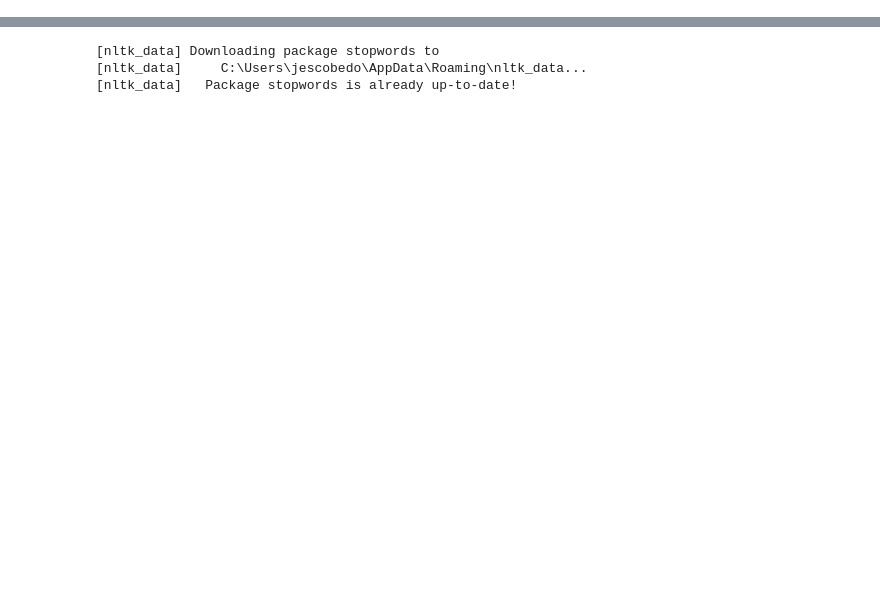
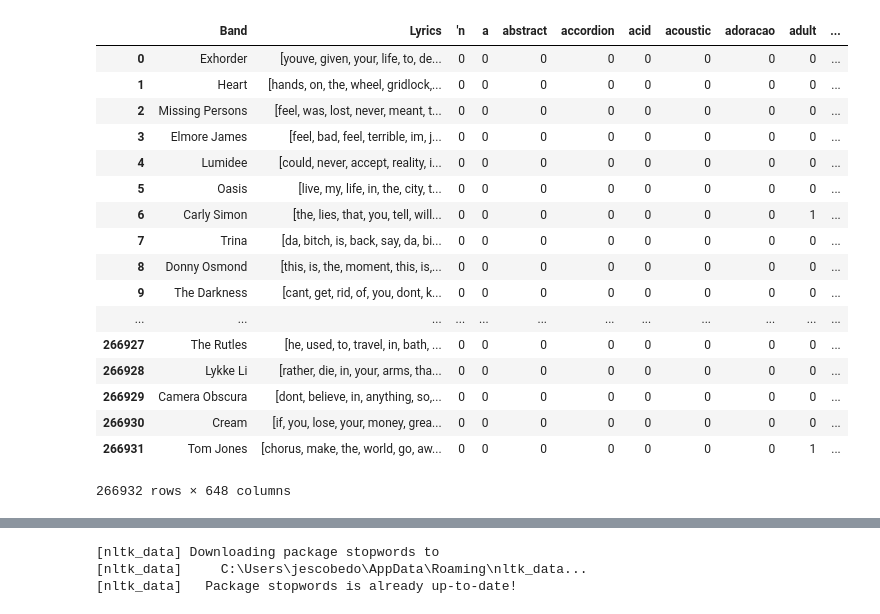
Before and after one commit to Hohenheimsenberg/LyricAnalyzer, a Jupyter notebook: 3.Data_exploration.ipynb, the cells around one changed output, grey strips where cells are left out. Saved outputs shown, nothing was run; the diff lists cells and outputs as text; code cells hidden in the pictures; blank space fills up the shorter version.

```diff
--- a/3.Data_exploration.ipynb
+++ b/3.Data_exploration.ipynb
@@ -37,0 +7,40 @@ df
+# %%
+import gensim
+from sklearn.model_selection import train_test_split
+import pandas as pd
+from gensim.utils import simple_preprocess
+
+lyrics = pd.read_csv('../dataset/Lyrics_en_clean.csv', index_col=['Band','Song'])
+genres = pd.read_csv('../dataset/artists_final_ohe.csv', index_col=['Band'])
+df = pd.merge(lyrics, genres, on=['Band'])
+train, test = train_test_split(df, test_size=0.2)
+train.to_csv('../dataset/Lyrics_en_artists_clean_train.csv')
+test.to_csv('../dataset/Lyrics_en_artists_clean_test.csv')
+del train
+del test
+
+df = pd.read_csv('../dataset/Lyrics_en_artists_clean_train.csv')
+for index, row in df.iterrows():
+    lyric = row[1]
+    newLyric = gensim.utils.simple_preprocess(str(lyric), deacc=True)
+    df.at[index, 'Lyrics'] = newLyric
+df
+# %% [output]
+|  | Band | Lyrics | 'n | a | abstract | accordion | acid | acoustic | adoracao | adult | ... |
+| 0 | Exhorder | [youve, given, your, life, to, de... | 0 | 0 | 0 | 0 | 0 | 0 | 0 | 0 | ... |
+| 1 | Heart | [hands, on, the, wheel, gridlock,... | 0 | 0 | 0 | 0 | 0 | 0 | 0 | 0 | ... |
+| 2 | Missing Persons | [feel, was, lost, never, meant, t... | 0 | 0 | 0 | 0 | 0 | 0 | 0 | 0 | ... |
+| 3 | Elmore James | [feel, bad, feel, terrible, im, j... | 0 | 0 | 0 | 0 | 0 | 0 | 0 | 0 | ... |
+| 4 | Lumidee | [could, never, accept, reality, i... | 0 | 0 | 0 | 0 | 0 | 0 | 0 | 0 | ... |
+| 5 | Oasis | [live, my, life, in, the, city, t... | 0 | 0 | 0 | 0 | 0 | 0 | 0 | 0 | ... |
+| 6 | Carly Simon | [the, lies, that, you, tell, will... | 0 | 0 | 0 | 0 | 0 | 0 | 0 | 1 | ... |
+| 7 | Trina | [da, bitch, is, back, say, da, bi... | 0 | 0 | 0 | 0 | 0 | 0 | 0 | 0 | ... |
+| 8 | Donny Osmond | [this, is, the, moment, this, is,... | 0 | 0 | 0 | 0 | 0 | 0 | 0 | 0 | ... |
+| 9 | The Darkness | [cant, get, rid, of, you, dont, k... | 0 | 0 | 0 | 0 | 0 | 0 | 0 | 0 | ... |
+| ... | ... | ... | ... | ... | ... | ... | ... | ... | ... | ... | ... |
+| 266927 | The Rutles | [he, used, to, travel, in, bath, ... | 0 | 0 | 0 | 0 | 0 | 0 | 0 | 0 | ... |
+| 266928 | Lykke Li | [rather, die, in, your, arms, tha... | 0 | 0 | 0 | 0 | 0 | 0 | 0 | 0 | ... |
+| 266929 | Camera Obscura | [dont, believe, in, anything, so,... | 0 | 0 | 0 | 0 | 0 | 0 | 0 | 0 | ... |
+| 266930 | Cream | [if, you, lose, your, money, grea... | 0 | 0 | 0 | 0 | 0 | 0 | 0 | 0 | ... |
+| 266931 | Tom Jones | [chorus, make, the, world, go, aw... | 0 | 0 | 0 | 0 | 0 | 0 | 0 | 1 | ... |
+266932 rows × 648 columns
```
Also changed, not shown: parts of 24 cells of this notebook, 5 other files.
